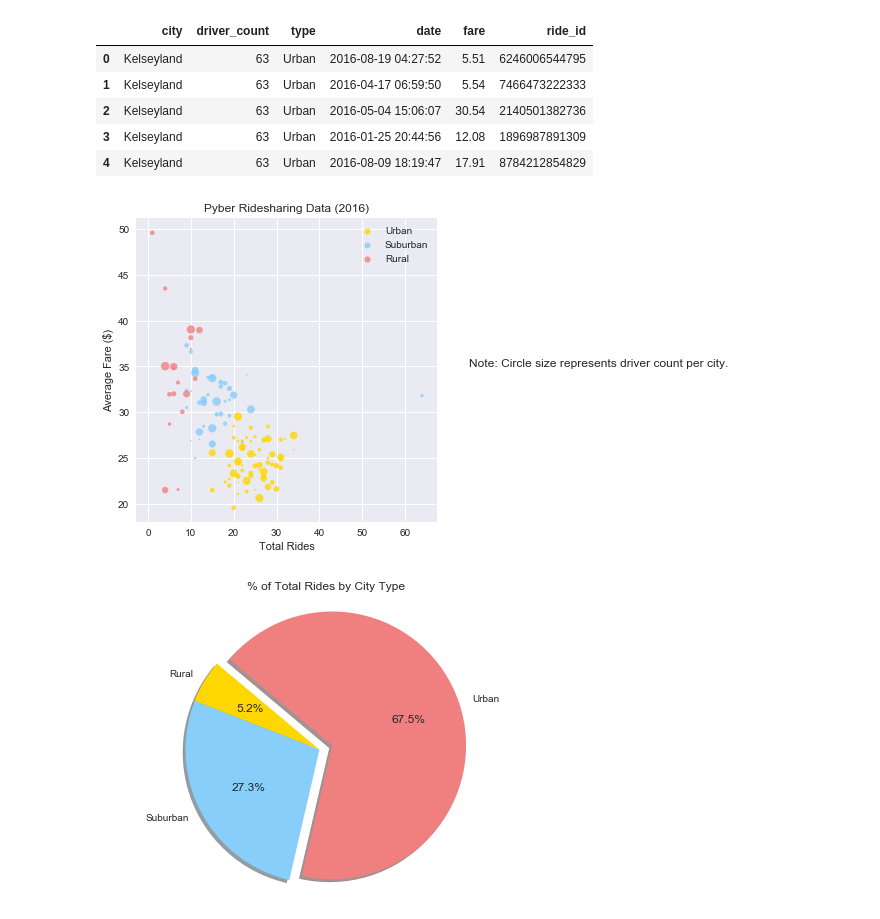
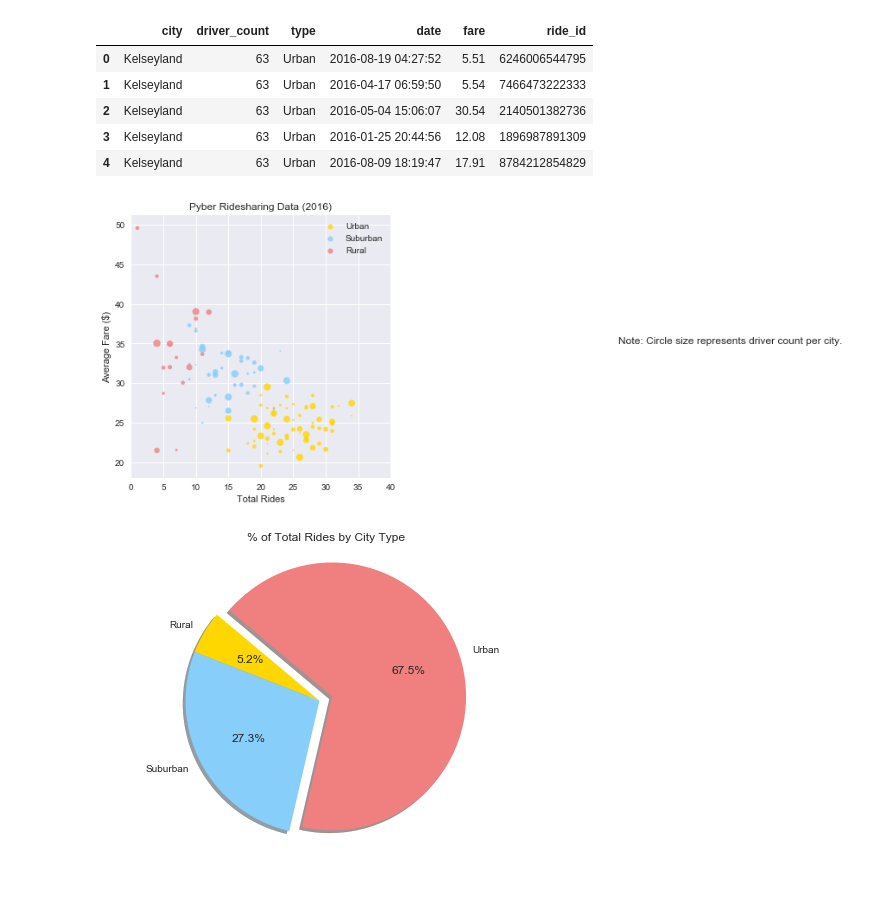
Before and after one commit to nblase22/the-power-of-plots, a Jupyter notebook: Pyber/Pyber.ipynb, the cells around one changed output. Saved outputs shown, nothing was run; the diff lists cells and outputs as text; code cells hidden in the pictures; blank space fills up the shorter version.

```diff
--- a/Pyber/Pyber.ipynb
+++ b/Pyber/Pyber.ipynb
@@ -67,22 +67,23 @@ bubble_city_df = pd.DataFrame({"City Type": city_type, "Driver Count": driver_cn
 # %%
 # create the custom palette
 pyber_palette= ["gold", "lightskyblue", "lightcoral"]
 
 # use seaborn to create the graph
 sns.lmplot(x = "Total Rides", y = "Average Fare ($)", hue = "City Type", data = bubble_city_df, legend = False, palette = pyber_palette, fit_reg = False,  scatter_kws={"s": bubble_city_df['Driver Count']})
 
 # create the legends and titles
 plt.legend(loc='best')
 plt.xlabel("Total Rides")
 plt.ylabel("Average Fare ($)")
 plt.title("Pyber Ridesharing Data (2016)")
+plt.xlim(0, 40)
 
 # create the note on the outside of the plot
 plt.text(75,35,"Note: Circle size represents driver count per city.")
 
 plt.show()
 # %% [output]
-[figure, old version]
+[figure, new version]
 # %%
 city_ride_grp_pie = city_ride.groupby('type')
 
```
Also changed, not shown: 2 other files.
